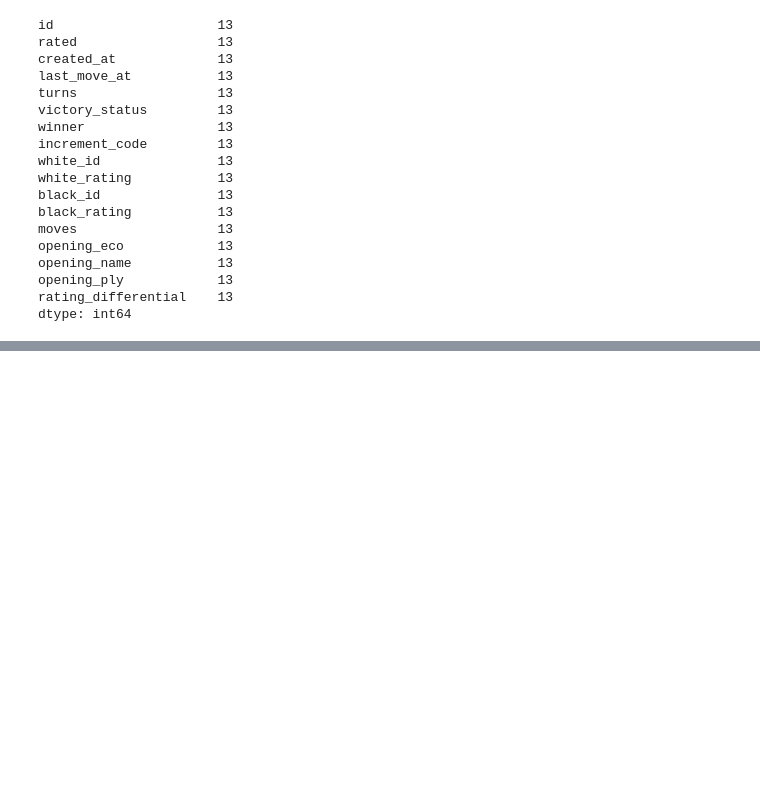
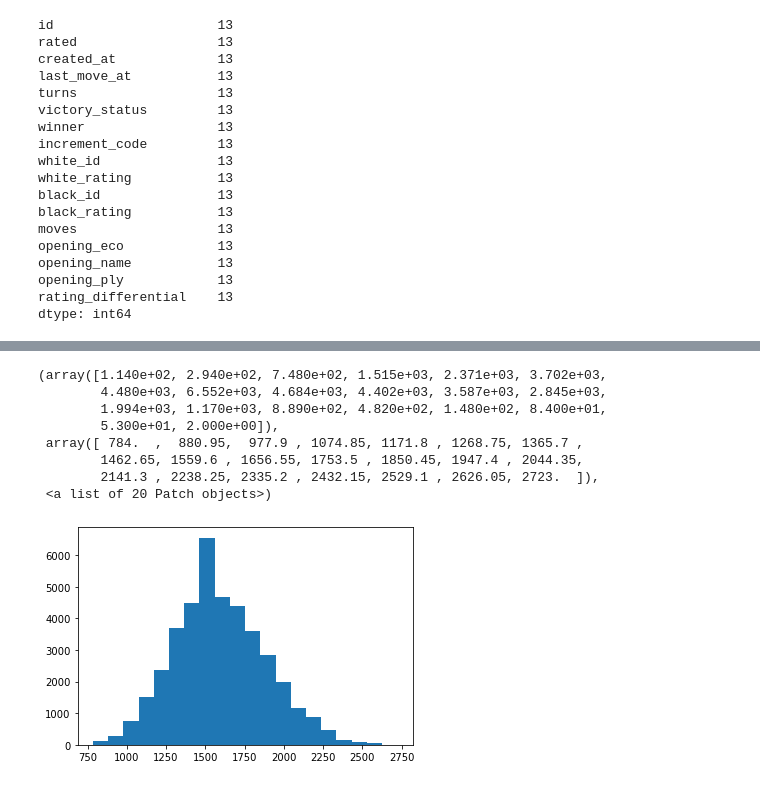
Before and after one commit to juleshansen/chess_prediction, a Jupyter notebook: chess.ipynb, the cells around one changed output, grey strips where cells are left out. Saved outputs shown, nothing was run; the diff lists cells and outputs as text; code cells hidden in the pictures; blank space fills up the shorter version.

```diff
--- a/chess.ipynb
+++ b/chess.ipynb
@@ -170,0 +236,16 @@ array(['Slav Defense: Exchange Variation',
+# %%
+rating_arr = games['white_rating'].to_numpy()
+# %%
+rating_arr = np.append(rating_arr,games['black_rating'].to_numpy())
+# %%
+plt.hist(rating_arr,bins=20)
+# %% [output]
+(array([1.140e+02, 2.940e+02, 7.480e+02, 1.515e+03, 2.371e+03, 3.702e+03,
+        4.480e+03, 6.552e+03, 4.684e+03, 4.402e+03, 3.587e+03, 2.845e+03,
+        1.994e+03, 1.170e+03, 8.890e+02, 4.820e+02, 1.480e+02, 8.400e+01,
+        5.300e+01, 2.000e+00]),
+ array([ 784.  ,  880.95,  977.9 , 1074.85, 1171.8 , 1268.75, 1365.7 ,
+        1462.65, 1559.6 , 1656.55, 1753.5 , 1850.45, 1947.4 , 2044.35,
+        2141.3 , 2238.25, 2335.2 , 2432.15, 2529.1 , 2626.05, 2723.  ]),
+ <a list of 20 Patch objects>)
+[figure, added]
```
Also changed, not shown: parts of 30 cells of this notebook.
